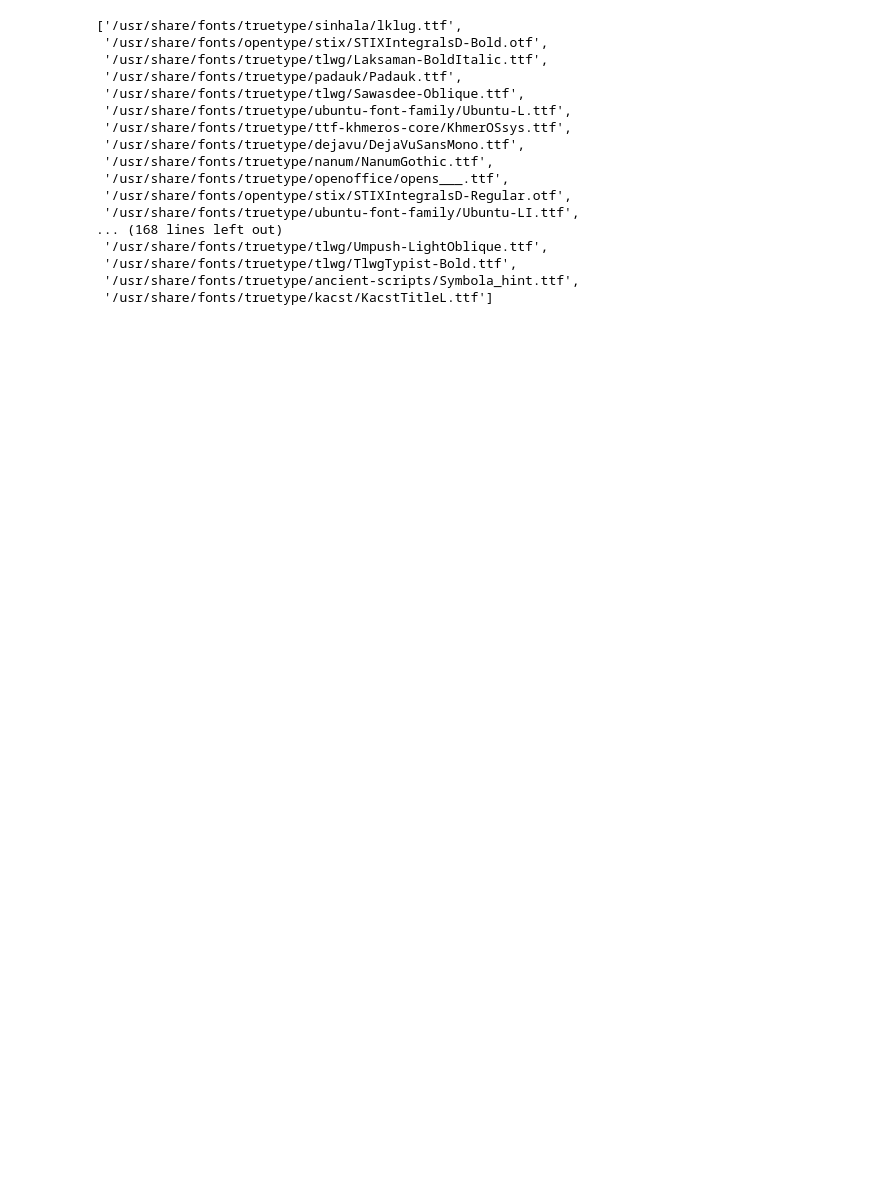
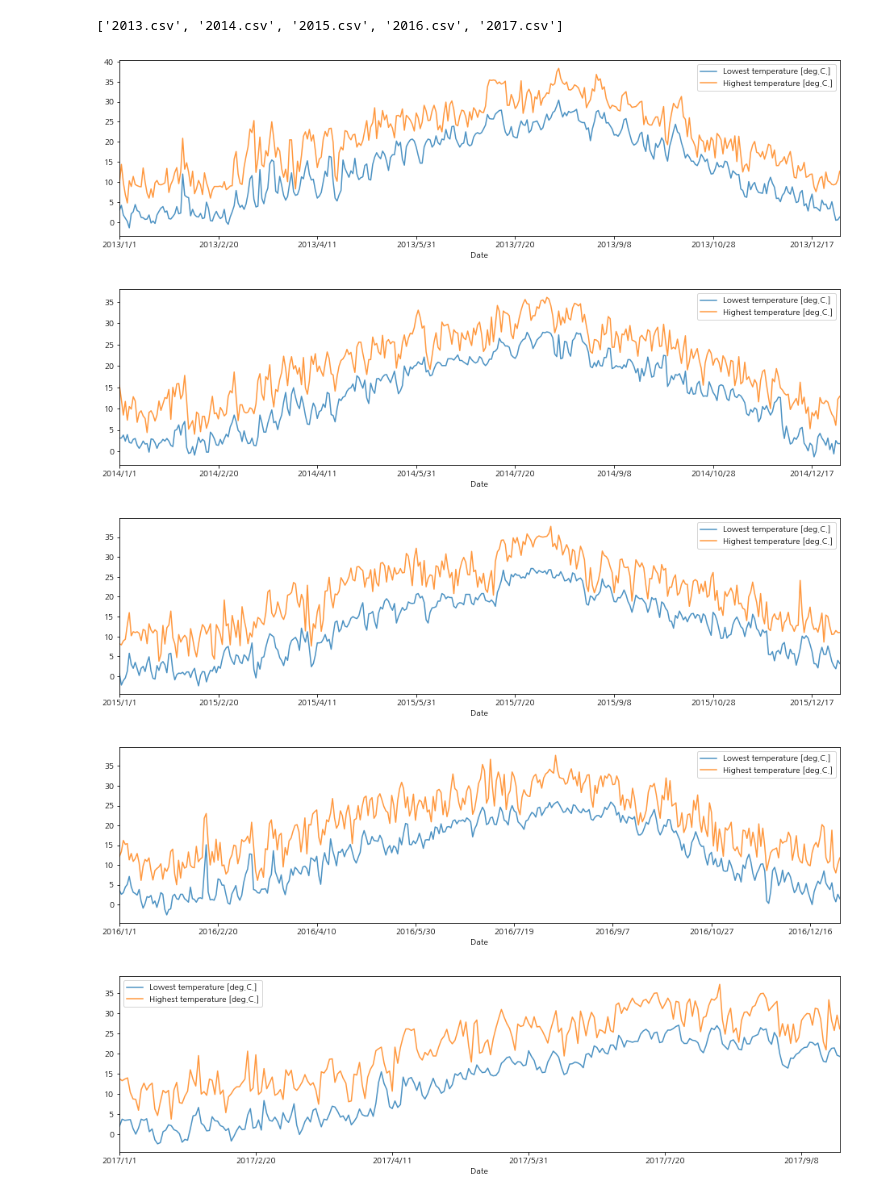
Before and after one commit to kazuchida/weather-log, a Jupyter notebook: ReadWeatherData.ipynb, the cells around one changed output. Drawn from its saved outputs; the diff is of its cells as text; code cells hidden in the pictures; blank space fills up the shorter version.

Commit message:
add plot

```diff
--- a/ReadWeatherData.ipynb
+++ b/ReadWeatherData.ipynb
@@ -10,11 +11,0 @@ matplotlib.rc('font', family='NanumGothic')
-# %%
-year = range(2013, 2017,1)
-eq = lambda x: x in [0,1,2,4, 5]
-print(eq(5))
-
-df = pd.read_csv('/home/kuchida/Python-notebooks/Weather/2017.csv', delimiter=',', index_col=0, header=[3], skiprows=6,  encoding='shift-jis')
-df.head()
-#df.columns = [u'Tokyo', u'`Oosaka', u'Nagoya']
-df.index = pd.to_datetime(df.index)
-df = df.iloc[:, [6,29,52]]  ## choose ave temp
-df.plot()
@@ -29,22 +12,44 @@ True
-# %%
-#Check font
-import matplotlib.font_manager as fm
-fm.findSystemFonts()
-# %% [output]
-['/usr/share/fonts/truetype/sinhala/lklug.ttf',
- '/usr/share/fonts/opentype/stix/STIXIntegralsD-Bold.otf',
- '/usr/share/fonts/truetype/tlwg/Laksaman-BoldItalic.ttf',
- '/usr/share/fonts/truetype/padauk/Padauk.ttf',
- '/usr/share/fonts/truetype/tlwg/Sawasdee-Oblique.ttf',
- '/usr/share/fonts/truetype/ubuntu-font-family/Ubuntu-L.ttf',
- '/usr/share/fonts/truetype/ttf-khmeros-core/KhmerOSsys.ttf',
- '/usr/share/fonts/truetype/dejavu/DejaVuSansMono.ttf',
- '/usr/share/fonts/truetype/nanum/NanumGothic.ttf',
- '/usr/share/fonts/truetype/openoffice/opens___.ttf',
- '/usr/share/fonts/opentype/stix/STIXIntegralsD-Regular.otf',
- '/usr/share/fonts/truetype/ubuntu-font-family/Ubuntu-LI.ttf',
-... (168 lines left out)
- '/usr/share/fonts/truetype/tlwg/Umpush-LightOblique.ttf',
- '/usr/share/fonts/truetype/tlwg/TlwgTypist-Bold.ttf',
- '/usr/share/fonts/truetype/ancient-scripts/Symbola_hint.ttf',
- '/usr/share/fonts/truetype/kacst/KacstTitleL.ttf']
+# %%
+# Get file list
+data_dir = '/home/kuchida/Downloads/weather/'  #Enter path to data dir.
+dataFileList = os.listdir(data_dir)
+dataFileList.sort()
+print(dataFileList)
+
+# Read data
+dfList = []
+for filename in dataFileList:
+    abs_path = str(data_dir + filename)
+    df = pd.read_csv(abs_path,
+                     delimiter=',',
+                     index_col=None,
+                     header=None,
+                     skiprows=6,
+                     encoding='shift-jis'
+                    )
+    #df.head()
+    #df.columns = [u'Tokyo', u'`Oosaka', u'Nagoya']
+    #df.index = pd.to_datetime(df.index)
+    df_tokyo = df.iloc[:, [0,1,4,7,9,14,18,21]]
+    df_oosaka = df.iloc[:, [0,1+23,4+23,7+23,9+23,14+23,18+23,21+23]]
+    df_nagoya = df.iloc[:, [0,1+46,4+46,7+46,9+46,14+46,18+46,21+46]]
+    labelList =  ['Date', 'Highest temperature [deg.C.]', 'Lowest temperature [deg.C.]', 'Average temperature [deg.C.]',
+                  'Precipitation [mm]','Hours of daylight [hours]', 'Average humidity [%]','Average pressure [hPa]']
+    df_tokyo.columns = labelList
+    df_oosaka.columns = labelList
+    df_nagoya.columns = labelList
+    #df_tokyo['Location'] = ['Tokyo']
+    dfList.append(df_tokyo)
+
+dfList[0].head()
+
+# Create plot
+for i in range(len(dataFileList)):
+    dfList[i].plot(x=0, y=['Lowest temperature [deg.C.]','Highest temperature [deg.C.]'],alpha=0.8, figsize=(16,4))
+# %% [output]
+['2013.csv', '2014.csv', '2015.csv', '2016.csv', '2017.csv']
+[figure, added]
+[figure, added]
+[figure, added]
+[figure, added]
+[figure, added]
```
Also changed, not shown: parts of 5 cells of this notebook.
